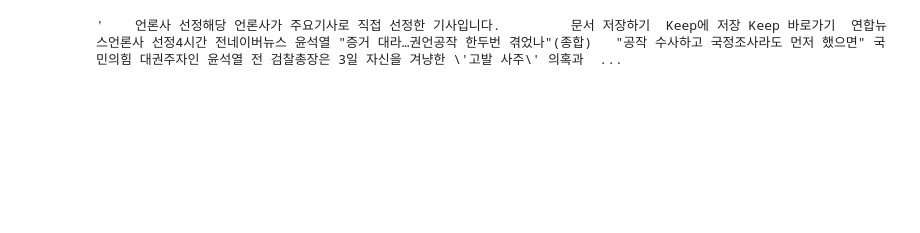
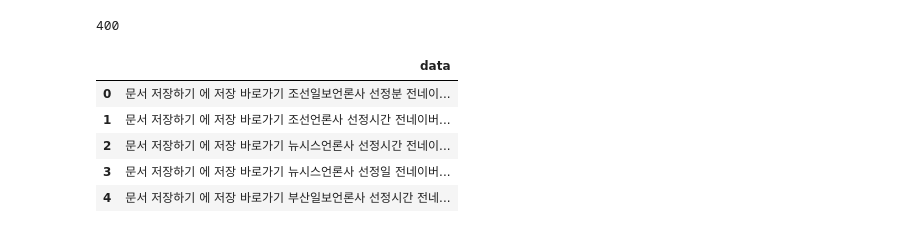
Before and after one commit to Jeong-Beom/TIL, a Jupyter notebook: Self-Study/크롤링, 텍스트 전처리, 워드클라우드 연습/네이버뉴스기사 크롤링.ipynb, the cells around one changed output. Cells and saved outputs as stored; diff of their text form; code cells hidden in the pictures; blank space fills up the shorter version.

```diff
--- a/Self-Study/크롤링, 텍스트 전처리, 워드클라우드 연습/네이버뉴스기사 크롤링.ipynb
+++ b/Self-Study/크롤링, 텍스트 전처리, 워드클라우드 연습/네이버뉴스기사 크롤링.ipynb
@@ -17,9 +17,3 @@ driver.find_element_by_css_selector('.btn_submit').click()
 time.sleep(3)
 driver.find_element_by_xpath("//*[@id='lnb']/div[1]/div/ul/li[2]/a").click()
 time.sleep(3)
-# %%
-html = driver.page_source
-soup = BeautifulSoup(html, 'html.parser')
-soup.select_one('section').text
-# %% [output]
-'    언론사 선정해당 언론사가 주요기사로 직접 선정한 기사입니다.         문서 저장하기  Keep에 저장 Keep 바로가기  연합뉴스언론사 선정4시간 전네이버뉴스 윤석열 "증거 대라…권언공작 한두번 겪었나"(종합)   "공작 수사하고 국정조사라도 먼저 했으면" 국민의힘 대권주자인 윤석열 전 검찰총장은 3일 자신을 겨냥한 \'고발 사주\' 의혹과  ...
@@ -27,0 +20,28 @@ driver.find_element_by_xpath("//*[@id='main_pack']/div[2]/div/a[2]/i").click()
+# %%
+import re
+raw_data_list = []
+for i in range(400):
+    try:
+        html = driver.page_source
+        soup = BeautifulSoup(html, 'html.parser')
+        raw_data = soup.select_one('section > div.api_subject_bx > .group_news > .list_news').text
+        raw_data = re.sub('[^ㄱ-ㅎㅏ-ㅣ가-힣 ]', '', raw_data)
+        raw_data_list.append(raw_data)
+        driver.find_element_by_xpath("//*[@id='main_pack']/div[2]/div/a[2]").click()
+        time.sleep(3)
+    except:
+        print(i)
+# %%
+len(raw_data_list)
+# %% [output]
+400
+# %%
+df = pd.DataFrame(list(raw_data_list), columns = ['data'])
+df.head()
+# %% [output]
+|  | data |
+| 0 | 문서 저장하기 에 저장 바로가기 조선일보언론사 선정분 전네이... |
+| 1 | 문서 저장하기 에 저장 바로가기 조선언론사 선정시간 전네이버... |
+| 2 | 문서 저장하기 에 저장 바로가기 뉴시스언론사 선정시간 전네이... |
+| 3 | 문서 저장하기 에 저장 바로가기 뉴시스언론사 선정일 전네이버... |
+| 4 | 문서 저장하기 에 저장 바로가기 부산일보언론사 선정시간 전네... |
```
Also changed, not shown: parts of 12 cells of this notebook.
